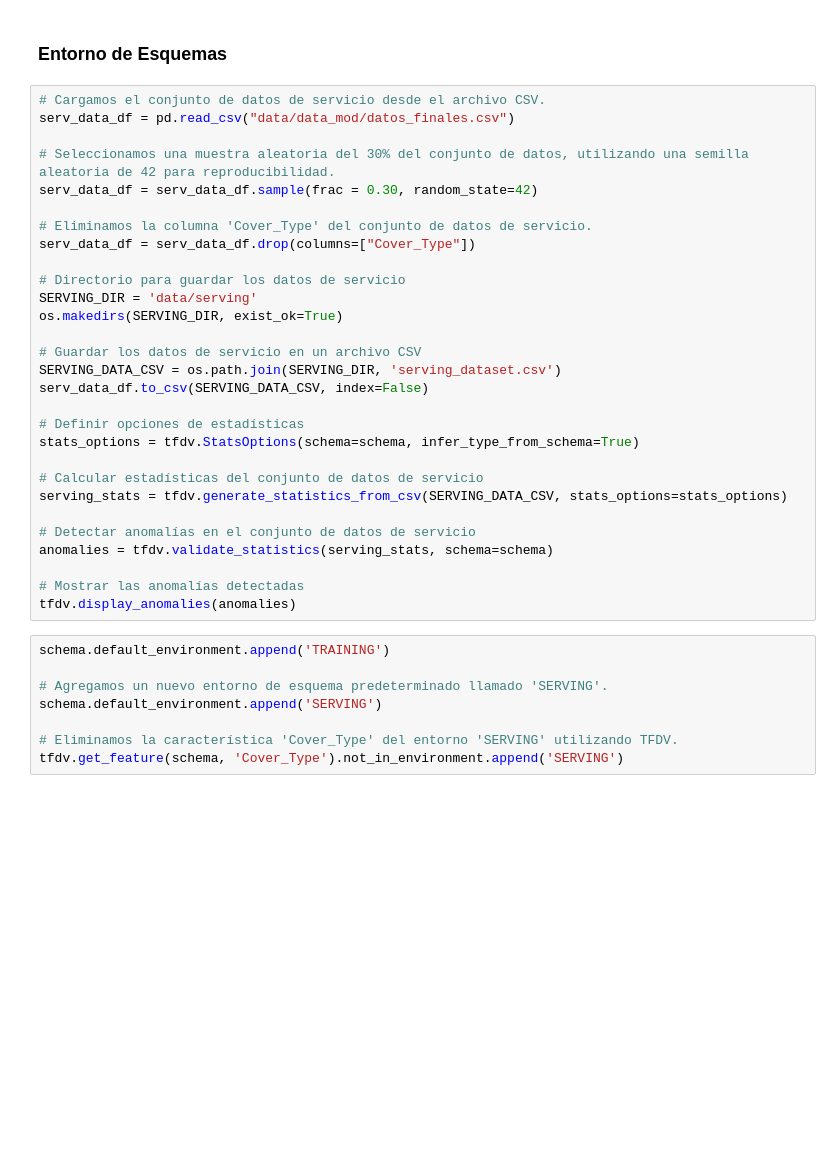
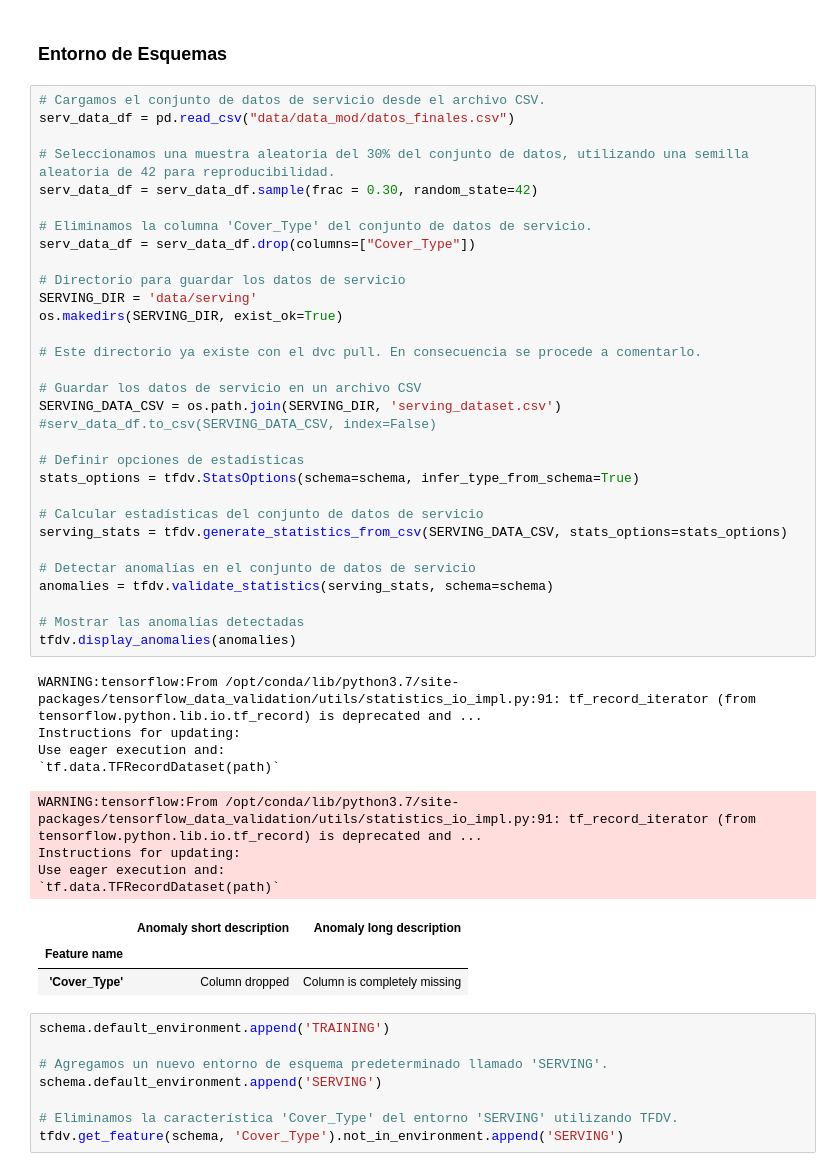
Before and after one commit to thonybossa/MLOPS, a Jupyter notebook: Proyecto_1/Pipeline.ipynb, the cells around one changed output. Saved outputs shown, nothing was run; the diff lists cells and outputs as text; blank space fills up the shorter version.

```diff
--- a/Proyecto_1/Pipeline.ipynb
+++ b/Proyecto_1/Pipeline.ipynb
@@ -126,32 +181,46 @@ tfdv.display_schema(schema=schema)
 # %%
 # Cargamos el conjunto de datos de servicio desde el archivo CSV.
 serv_data_df = pd.read_csv("data/data_mod/datos_finales.csv")
 
 # Seleccionamos una muestra aleatoria del 30% del conjunto de datos, utilizando una semilla aleatoria de 42 para reproducibilidad.
 serv_data_df = serv_data_df.sample(frac = 0.30, random_state=42)
 
 # Eliminamos la columna 'Cover_Type' del conjunto de datos de servicio.
 serv_data_df = serv_data_df.drop(columns=["Cover_Type"])
 
 # Directorio para guardar los datos de servicio
 SERVING_DIR = 'data/serving'
 os.makedirs(SERVING_DIR, exist_ok=True)
 
+# Este directorio ya existe con el dvc pull. En consecuencia se procede a comentarlo.
+
 # Guardar los datos de servicio en un archivo CSV
 SERVING_DATA_CSV = os.path.join(SERVING_DIR, 'serving_dataset.csv')
-serv_data_df.to_csv(SERVING_DATA_CSV, index=False)
+#serv_data_df.to_csv(SERVING_DATA_CSV, index=False)
 
 # Definir opciones de estadísticas
 stats_options = tfdv.StatsOptions(schema=schema, infer_type_from_schema=True)
 
 # Calcular estadísticas del conjunto de datos de servicio
 serving_stats = tfdv.generate_statistics_from_csv(SERVING_DATA_CSV, stats_options=stats_options)
 
 # Detectar anomalías en el conjunto de datos de servicio
 anomalies = tfdv.validate_statistics(serving_stats, schema=schema)
 
 # Mostrar las anomalías detectadas
 tfdv.display_anomalies(anomalies)
+# %% [output]
+WARNING:tensorflow:From /opt/conda/lib/python3.7/site-packages/tensorflow_data_validation/utils/statistics_io_impl.py:91: tf_record_iterator (from tensorflow.python.lib.io.tf_record) is deprecated and ...
+Instructions for updating:
+Use eager execution and:
+`tf.data.TFRecordDataset(path)`
+WARNING:tensorflow:From /opt/conda/lib/python3.7/site-packages/tensorflow_data_validation/utils/statistics_io_impl.py:91: tf_record_iterator (from tensorflow.python.lib.io.tf_record) is deprecated and ...
+Instructions for updating:
+Use eager execution and:
+`tf.data.TFRecordDataset(path)`
+|  | Anomaly short description | Anomaly long description |
+| Feature name |  |  |
+| 'Cover_Type' | Column dropped | Column is completely missing |
 # %%
 schema.default_environment.append('TRAINING')
 
```
Also changed, not shown: parts of 25 cells of this notebook, 2 other files.
